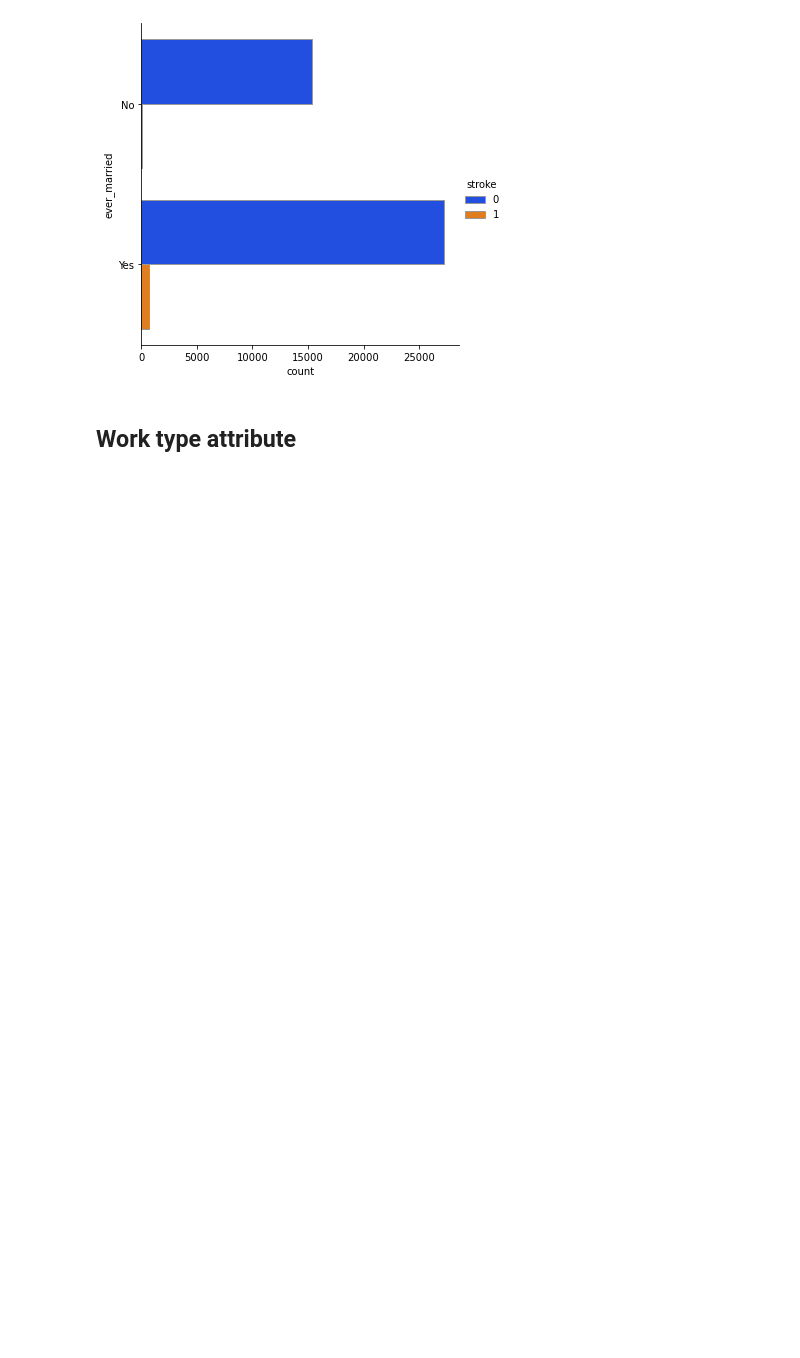
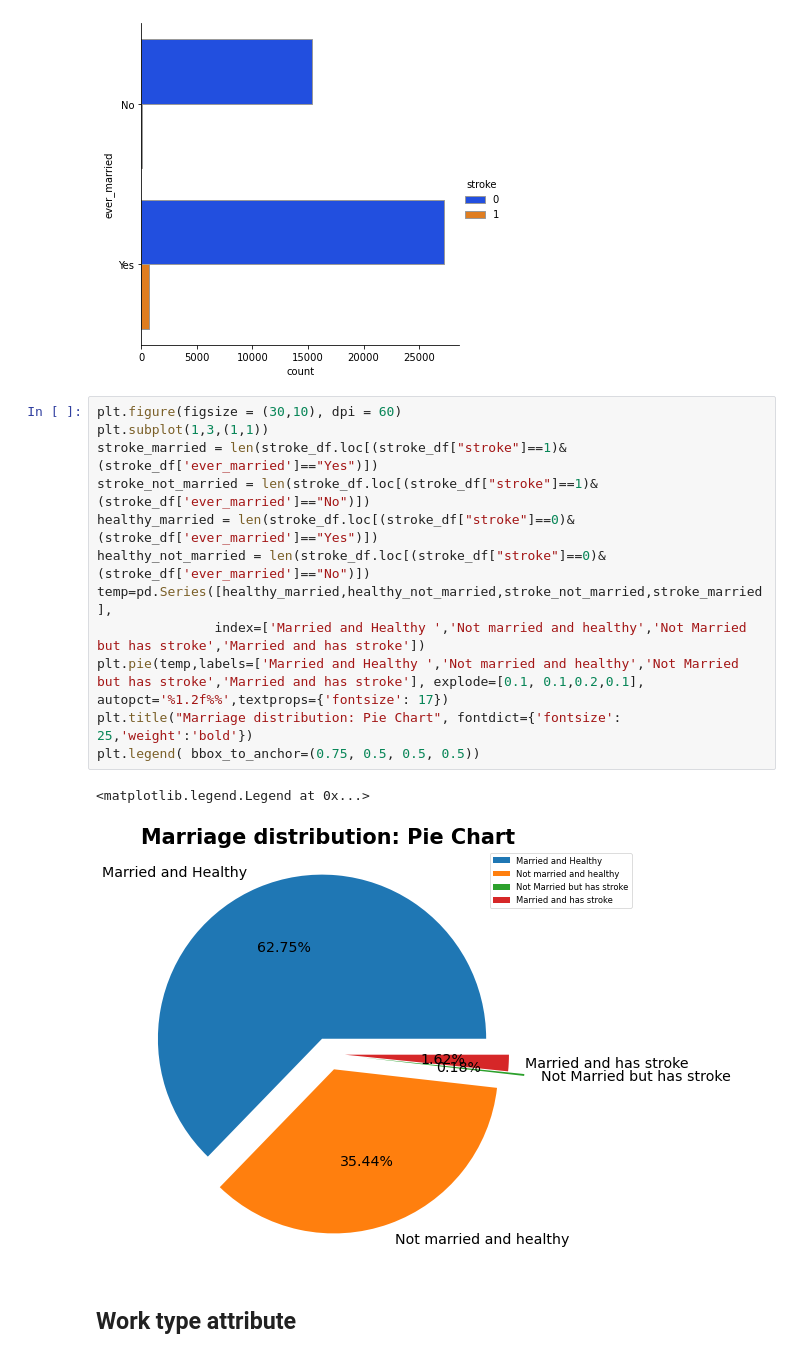
Before and after one commit to retroxsky06/Final_Project, a Jupyter notebook: data_cleaning_and_analysis/exploratory_data_analysis.ipynb, the cells around one changed output. Drawn from its saved outputs; the diff is of its cells as text; blank space fills up the shorter version.

```diff
--- a/data_cleaning_and_analysis/exploratory_data_analysis.ipynb
+++ b/data_cleaning_and_analysis/exploratory_data_analysis.ipynb
@@ -120,6 +114,21 @@ sns.catplot(y="ever_married", hue="stroke", kind="count",
 # %% [output]
 <seaborn.axisgrid.FacetGrid at 0x...>
 [figure]
+# %%
+plt.figure(figsize = (30,10), dpi = 60)
+plt.subplot(1,3,(1,1))
+stroke_married = len(stroke_df.loc[(stroke_df["stroke"]==1)&(stroke_df['ever_married']=="Yes")])
+stroke_not_married = len(stroke_df.loc[(stroke_df["stroke"]==1)&(stroke_df['ever_married']=="No")])
+healthy_married = len(stroke_df.loc[(stroke_df["stroke"]==0)&(stroke_df['ever_married']=="Yes")])
+healthy_not_married = len(stroke_df.loc[(stroke_df["stroke"]==0)&(stroke_df['ever_married']=="No")])
+temp=pd.Series([healthy_married,healthy_not_married,stroke_not_married,stroke_married],
+               index=['Married and Healthy ','Not married and healthy','Not Married but has stroke','Married and has stroke'])
+plt.pie(temp,labels=['Married and Healthy ','Not married and healthy','Not Married but has stroke','Married and has stroke'], explode=[0.1, 0.1,0.2,0.1], autopct='%1.2f%%',textprops={'fontsize': 17})
+plt.title("Marriage distribution: Pie Chart", fontdict={'fontsize': 25,'weight':'bold'})
+plt.legend( bbox_to_anchor=(0.75, 0.5, 0.5, 0.5))
+# %% [output]
+<matplotlib.legend.Legend at 0x...>
+[figure, added]
 # %% [markdown]
 ## Work type attribute
 # %%
```
Also changed, not shown: parts of 3 cells of this notebook.
